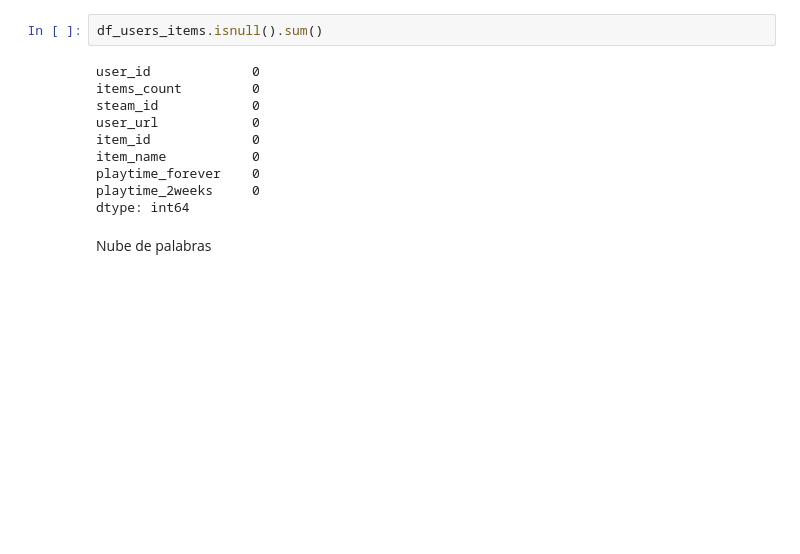
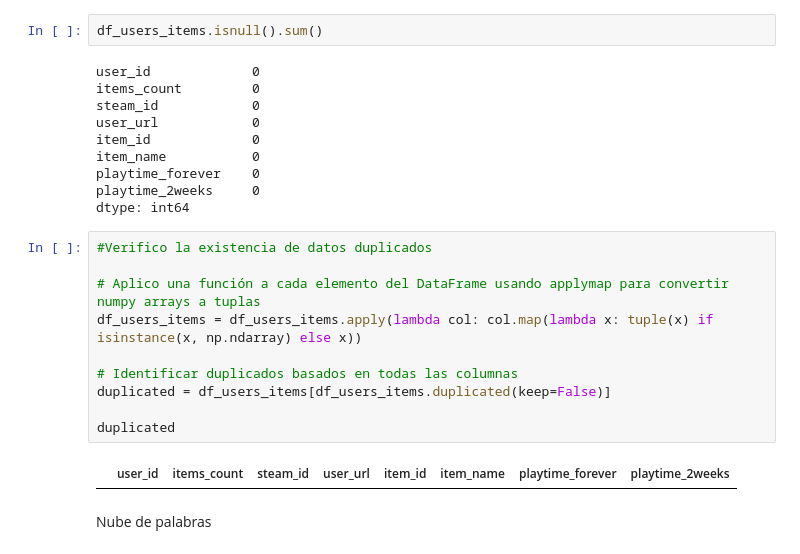
Before and after one commit to OctavioAlvarez1/proyecto-individual-1-Soy-Henry, a Jupyter notebook: eda_data.ipynb, the cells around one changed output. Saved outputs shown, nothing was run; the diff lists cells and outputs as text; blank space fills up the shorter version.

```diff
--- a/eda_data.ipynb
+++ b/eda_data.ipynb
@@ -173,6 +235,18 @@ item_name           0
 playtime_forever    0
 playtime_2weeks     0
 dtype: int64
+# %%
+#Verifico la existencia de datos duplicados
+
+# Aplico una función a cada elemento del DataFrame usando applymap para convertir numpy arrays a tuplas
+df_users_items = df_users_items.apply(lambda col: col.map(lambda x: tuple(x) if isinstance(x, np.ndarray) else x))
+
+# Identificar duplicados basados en todas las columnas
+duplicated = df_users_items[df_users_items.duplicated(keep=False)]
+
+duplicated
+# %% [output]
+|  | user_id | items_count | steam_id | user_url | item_id | item_name | playtime_forever | playtime_2weeks |
 # %% [markdown]
 Nube de palabras
 # %%
```
Also changed, not shown: parts of 6 cells of this notebook.
